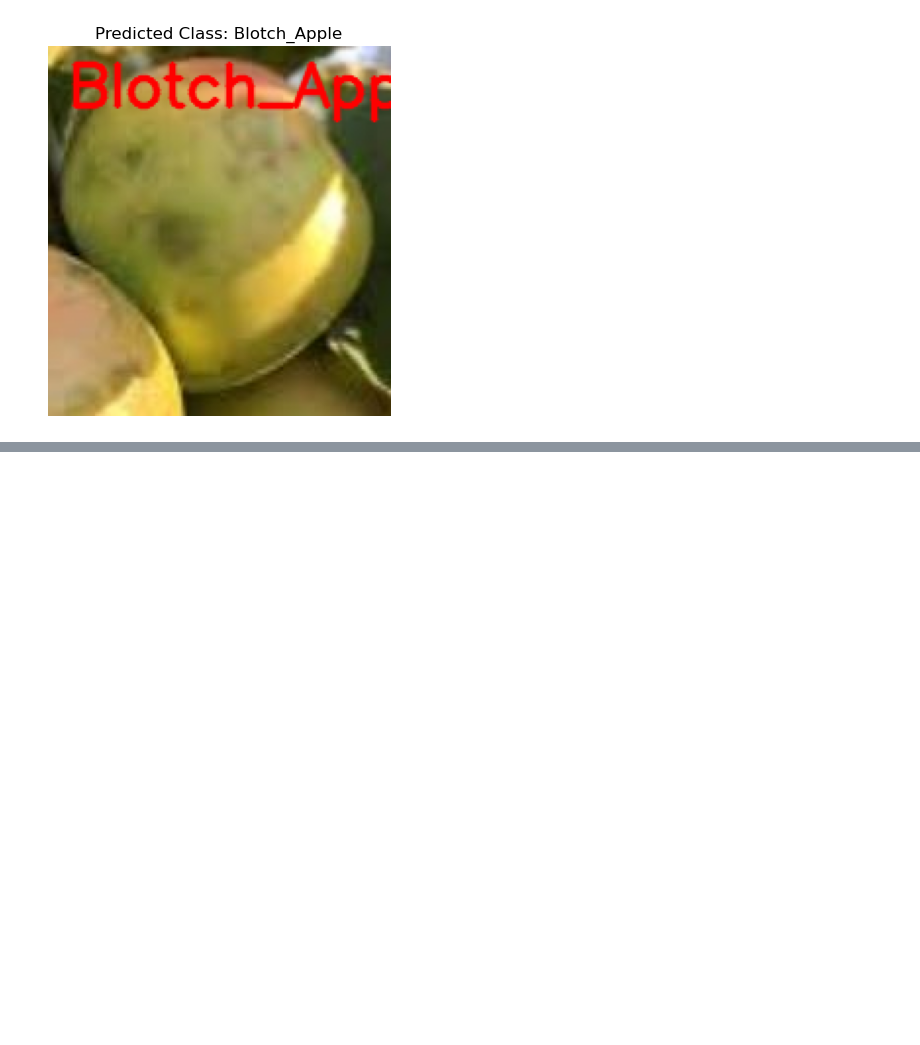
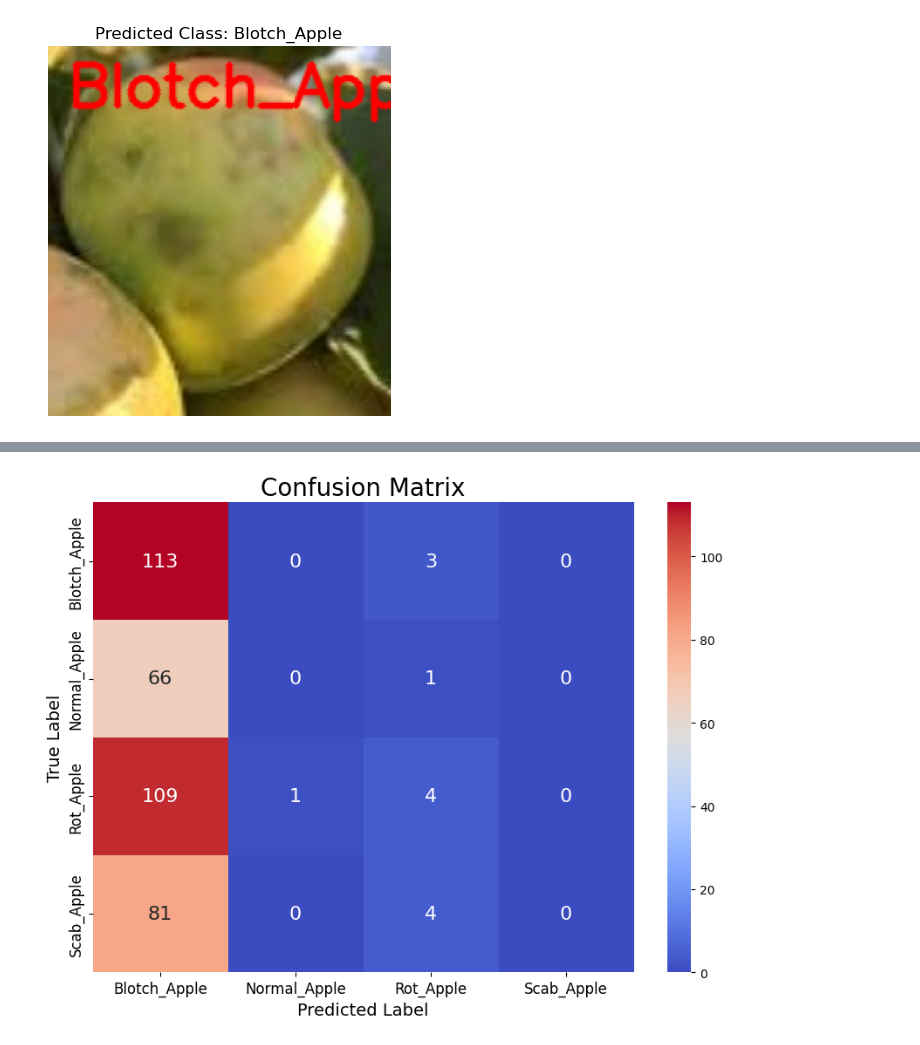
Before and after one commit to subhash1208/Apple_MultiClass_Classification, a Jupyter notebook: CNN_Classfier.ipynb, the cells around one changed output, grey strips where cells are left out. Cells and saved outputs as stored; diff of their text form; code cells hidden in the pictures; blank space fills up the shorter version.

Commit message:
Added evaluation metrics

```diff
--- a/CNN_Classfier.ipynb
+++ b/CNN_Classfier.ipynb
@@ -1057,0 +1010,98 @@ Validation Loss: 1.3694
+# %%
+import numpy as np
+import matplotlib.pyplot as plt
+from tensorflow.keras.models import load_model
+import seaborn as sns
+from sklearn.metrics import confusion_matrix, classification_report
+from tensorflow.keras.preprocessing.image import ImageDataGenerator
+import pickle
+import pandas as pd
+
+# Load model training history from model4.pkl
+with open('weights\model_4_history.pkl', 'rb') as f:
+    best_model_history = pickle.load(f)
+
+# Load your best model (from best_model.h5)
+model = load_model('weights/best_model.h5')
+
+
+train_dir = 'data\Train'
+batch_size = 32
+
+# Use ImageDataGenerator for loading test images
+test_datagen = ImageDataGenerator(rescale=1./255)
+
+# Load test images
+test_generator = test_datagen.flow_from_directory(
+    train_dir,
+    target_size=(224, 224),
+    batch_size=batch_size,
+    class_mode='categorical',
+    shuffle=False
+)
+
+# Get true labels
+y_true = test_generator.classes
+
+# Predict probabilities using the loaded model
+y_pred_prob = model.predict(test_generator)
+y_pred = np.argmax(y_pred_prob, axis=1)
+
+# Confusion Matrix
+conf_matrix = confusion_matrix(y_true, y_pred)
+
+# Enhanced Confusion Matrix Plot
+plt.figure(figsize=(10, 7))
+class_names = ['Blotch_Apple', 'Normal_Apple', 'Rot_Apple', 'Scab_Apple']  # Replace with actual class names
+
+sns.heatmap(conf_matrix, annot=True, fmt='d', cmap='coolwarm', cbar=True,
+            xticklabels=class_names, yticklabels=class_names, annot_kws={"size": 16})
+plt.title('Confusion Matrix', fontsize=20)
+plt.xlabel('Predicted Label', fontsize=14)
+plt.ylabel('True Label', fontsize=14)
+plt.xticks(fontsize=12)
+plt.yticks(fontsize=12)
+plt.show()
+
+# Scatter plot for Training and Validation Accuracy over epochs
+epochs = range(1, len(best_model_history['accuracy']) + 1)
+
+plt.figure(figsize=(10, 6))
+plt.plot(epochs, best_model_history['accuracy'], 'o-', color='green', label='Training Accuracy')
+plt.plot(epochs, best_model_history['val_accuracy'], 'o-', color='blue', label='Validation Accuracy')
+plt.title('Training and Validation Accuracy', fontsize=18)
+plt.xlabel('Epochs', fontsize=14)
+plt.ylabel('Accuracy', fontsize=14)
+plt.legend(loc='best', fontsize=12)
+plt.grid(True)
+plt.xticks(fontsize=12)
+plt.yticks(fontsize=12)
+plt.show()
+
+# Scatter plot for Training and Validation Loss over epochs
+plt.figure(figsize=(10, 6))
+plt.plot(epochs, best_model_history['loss'], 'o-', color='red', label='Training Loss')
+plt.plot(epochs, best_model_history['val_loss'], 'o-', color='purple', label='Validation Loss')
+plt.title('Training and Validation Loss', fontsize=18)
+plt.xlabel('Epochs', fontsize=14)
+plt.ylabel('Loss', fontsize=14)
+plt.legend(loc='best', fontsize=12)
+plt.grid(True)
+plt.xticks(fontsize=12)
+plt.yticks(fontsize=12)
+plt.show()
+
+# Classification Report (Precision, Recall, F1-Score)
+class_report = classification_report(y_true, y_pred, target_names=class_names)
+print("\nClassification Report:")
+print(class_report)
+
+# Visualizing Classification Report
+class_report_dict = classification_report(y_true, y_pred, target_names=class_names, output_dict=True)
+report_df = pd.DataFrame(class_report_dict).transpose()
+
+plt.figure(figsize=(10, 6))
+sns.heatmap(report_df.iloc[:-1, :].T, annot=True, cmap='YlGnBu', cbar=True, fmt='.2f')
+plt.title('Classification Report', fontsize=20)
+plt.show()
+# %% [output]
@@ -1057,0 +1111 @@ Validation Loss: 1.3694
+[figure, added]
```
Also changed, not shown: parts of 3 cells of this notebook.
